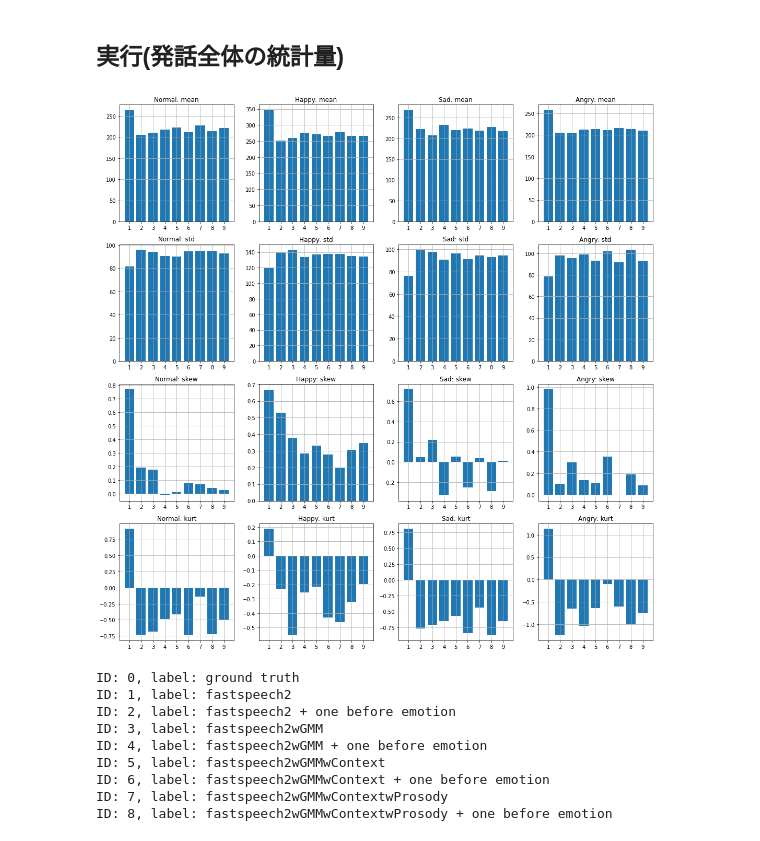
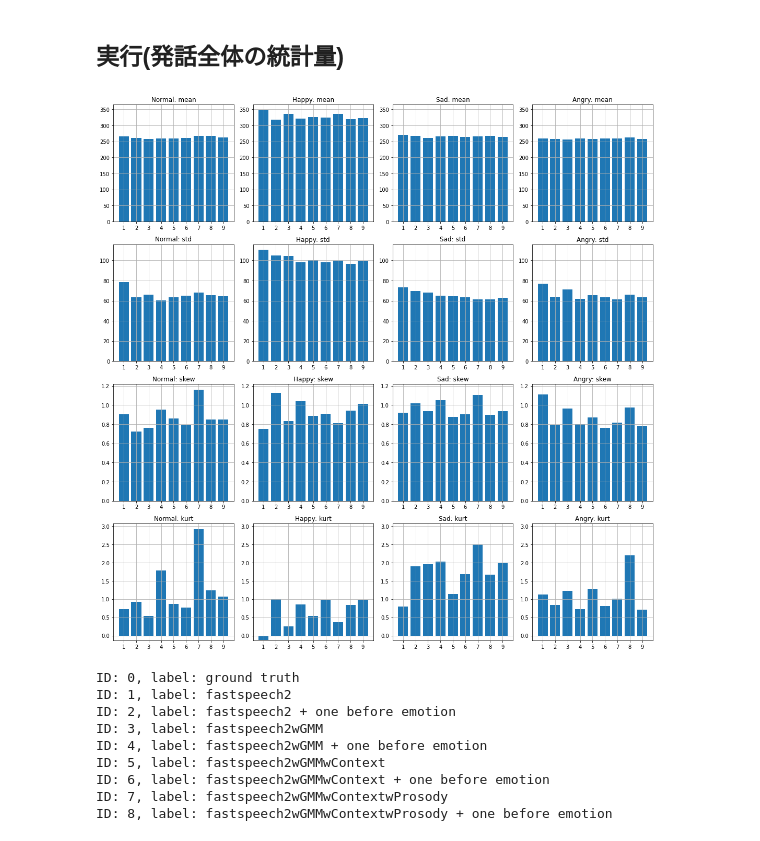
Before and after one commit to YutoNishimura-v2/vc_tts_template, a Jupyter notebook: dialogue_making.ipynb, the cells around one changed output. Drawn from its saved outputs; the diff is of its cells as text; code cells hidden in the pictures.

```diff
--- a/dialogue_making.ipynb
+++ b/dialogue_making.ipynb
@@ -205,6 +207,8 @@ def get_pitch_emo(wav_path):
         x.astype(np.float64),
         sr,
         frame_period=hop_length / sr * 1000,
+        f0_floor=120,
+        f0_ceil=700,
     )
     pitch = pw.stonemask(x.astype(np.float64), pitch, t, sr)
 
@@ -213,7 +217,9 @@ def get_pitch_emo(wav_path):
 
     emo = wav_path.stem.split("_")[-1]
 
-    return pitch, emo
+    wav_name = wav_path.stem.replace("_" + wav_path.stem.split("_")[-1] , "")
+
+    return pitch, emo, wav_name
 # %% [markdown]
 ## 実行(発話ごとの統計量)
 # %%
@@ -228,6 +234,8 @@ emotion_widthes_w_class_mean = []
 emotion_variances = []
 emotion_skewnesses = []
 emotion_kurtosises = []
+
+name2emo = {}
 
 # まずは, pitchを計算していく.
 for base_path in voice_base_pathes:
@@ -246,7 +254,12 @@ for base_path in voice_base_pathes:
             for wav_path in Path(base_path).glob("*.wav")
         ]
     for future in tqdm(futures):
-        pitch, emo = future.result()
+        pitch, emo, wav_name = future.result()
+
+        if base_path == emotion_base_path:
+            name2emo[wav_name] = emo
+        else:
+            emo = name2emo[wav_name]
 
         pitch_max[emo].append(np.max(pitch))
         pitch_min[emo].append(np.min(pitch))
@@ -321,7 +334,7 @@ titles = ["pitch width inter classes", "pitch width intra classes", "pitch std",
 for i, datas in enumerate([emotion_widthes_w_all_mean, emotion_widthes_w_class_mean, emotion_variances, emotion_skewnesses, emotion_kurtosises]):
     axes[i].set_title(titles[i])
     axes[i].set_xticklabels(labels)
-    axes[i].boxplot(datas)
+    axes[i].boxplot(datas, sym="")
     axes[i].grid()
 plt.tight_layout()
 plt.show()
@@ -338,6 +351,7 @@ plt.show()
 # 最終的にplotするdataたち
 # 感情毎
 all_data_pitches = {k: [] for k in emotion_names}
+name2emo = {}
 
 # まずは, pitchを計算していく.
 for base_path in voice_base_pathes:
@@ -352,7 +366,12 @@ for base_path in voice_base_pathes:
             for wav_path in Path(base_path).glob("*.wav")
         ]
     for future in tqdm(futures):
-        pitch, emo = future.result()
+        pitch, emo, wav_name = future.result()
+
+        if base_path == emotion_base_path:
+            name2emo[wav_name] = emo
+        else:
+            emo = name2emo[wav_name]
         tmp_pitches[emo] += list(pitch)
 
     for key in emotion_names:
@@ -363,37 +382,45 @@ for base_path in voice_base_pathes:
 # 計算
 stats_name = ["mean", "std", "skew", "kurt"]
 stats_data = {k: {k_: [] for k_ in stats_name} for k in emotion_names}
+ylims = [[0, 0] for _ in range(len(stats_name))]
 
 for emo in emotion_names:
     for data_ in all_data_pitches[emo]:
         for key in stats_name:
             if key == "mean":
                 stats_data[emo][key].append(np.mean(data_))
+                ylims[0][1] = max(ylims[0][1], np.mean(data_)*1.05)
             elif key == "std":
                 stats_data[emo][key].append(np.std(data_))
+                ylims[1][1] = max(ylims[1][1], np.std(data_)*1.05)
             elif key == "skew":
                 stats_data[emo][key].append(stats.skew(data_))
+                ylims[2][0] = min(ylims[2][0], stats.skew(data_)*1.05)
+                ylims[2][1] = max(ylims[2][1], stats.skew(data_)*1.05)
             elif key == "kurt":
                 stats_data[emo][key].append(stats.kurtosis(data_))
+                ylims[3][0] = min(ylims[3][0], stats.kurtosis(data_)*1.05)
+                ylims[3][1] = max(ylims[3][1], stats.kurtosis(data_)*1.05)
 
 # 図示
 fig, axes = plt.subplots(len(emotion_names), len(stats_name), figsize=(15, 15))
 
 axes = axes.flatten()
 
 for i, emo in enumerate(emotion_names):
     for j, key in enumerate(stats_name):
         axes[i+j*len(emotion_names)].set_title(f"{emo}: {key}")
         axes[i+j*len(emotion_names)].bar(np.arange(1, 1+len(labels)), stats_data[emo][key])
         axes[i+j*len(emotion_names)].set_xticks(np.arange(1, 1+len(labels)))
+        axes[i+j*len(emotion_names)].set_ylim(ylims[j])
         axes[i+j*len(emotion_names)].grid()
 plt.tight_layout()
 plt.show()
 
 for i, label in enumerate(labels):
     print(f"ID: {i}, label: {label}")
 # %% [output]
-[figure, old version]
+[figure, new version]
 ID: 0, label: ground truth
 ID: 1, label: fastspeech2
 ID: 2, label: fastspeech2 + one before emotion
```
Also changed, not shown: parts of 4 cells of this notebook, 1 other file.
